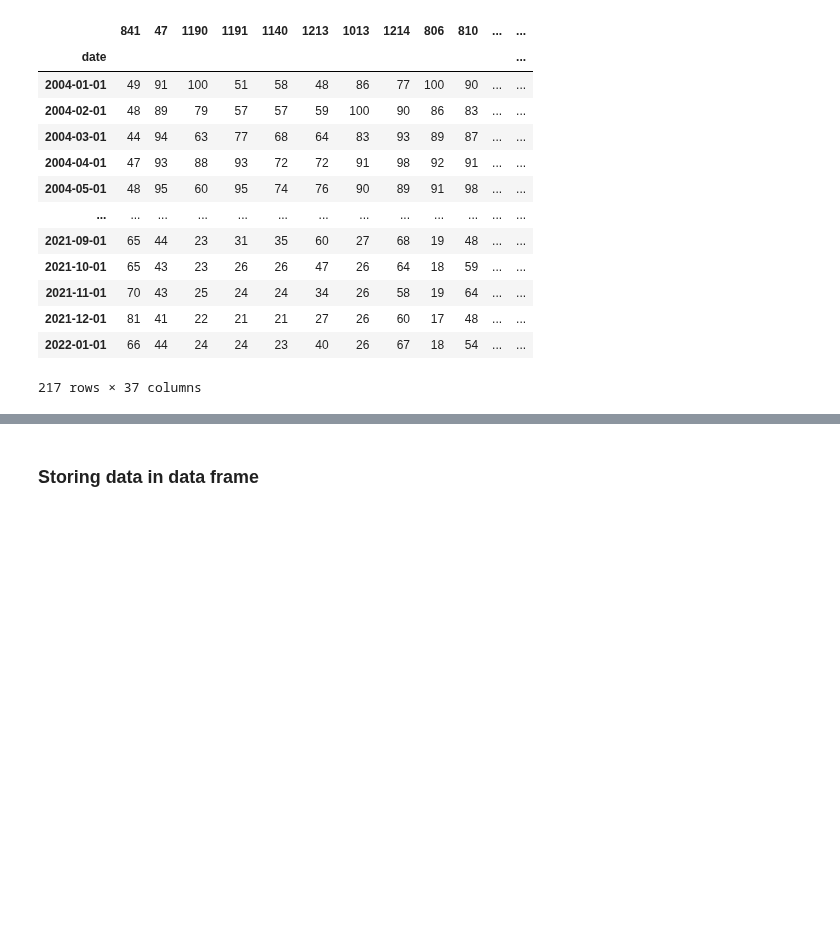
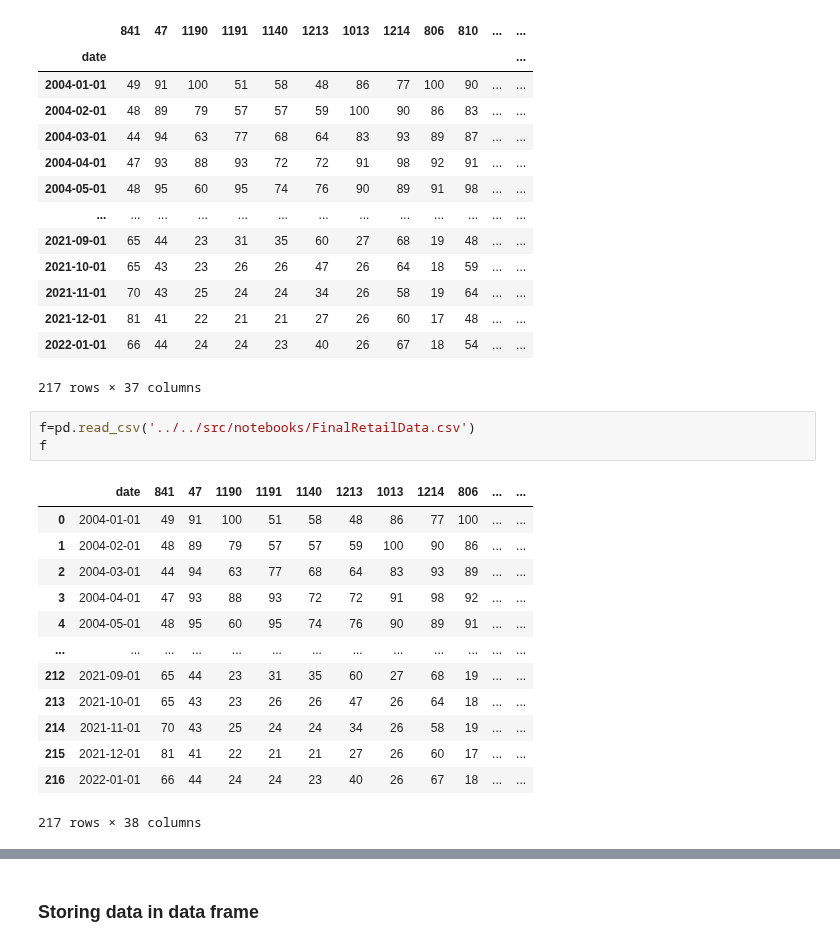
Before and after one commit to ubco-mds-2021-labs/capstone-project-googletrends_capstone, a Jupyter notebook: src/notebooks/retailsales_notebook.ipynb, the cells around one changed output, grey strips where cells are left out. Cells and saved outputs as stored; diff of their text form; blank space fills up the shorter version.

```diff
--- a/src/notebooks/retailsales_notebook.ipynb
+++ b/src/notebooks/retailsales_notebook.ipynb
@@ -229,3 +229,20 @@ FinalData
 | 2021-12-01 | 81 | 41 | 22 | 21 | 21 | 27 | 26 | 60 | 17 | 48 | ... | ... |
 | 2022-01-01 | 66 | 44 | 24 | 24 | 23 | 40 | 26 | 67 | 18 | 54 | ... | ... |
 217 rows × 37 columns
+# %%
+f=pd.read_csv('../../src/notebooks/FinalRetailData.csv')
+f
+# %% [output]
+|  | date | 841 | 47 | 1190 | 1191 | 1140 | 1213 | 1013 | 1214 | 806 | ... | ... |
+| 0 | 2004-01-01 | 49 | 91 | 100 | 51 | 58 | 48 | 86 | 77 | 100 | ... | ... |
+| 1 | 2004-02-01 | 48 | 89 | 79 | 57 | 57 | 59 | 100 | 90 | 86 | ... | ... |
+| 2 | 2004-03-01 | 44 | 94 | 63 | 77 | 68 | 64 | 83 | 93 | 89 | ... | ... |
+| 3 | 2004-04-01 | 47 | 93 | 88 | 93 | 72 | 72 | 91 | 98 | 92 | ... | ... |
+| 4 | 2004-05-01 | 48 | 95 | 60 | 95 | 74 | 76 | 90 | 89 | 91 | ... | ... |
+| ... | ... | ... | ... | ... | ... | ... | ... | ... | ... | ... | ... | ... |
+| 212 | 2021-09-01 | 65 | 44 | 23 | 31 | 35 | 60 | 27 | 68 | 19 | ... | ... |
+| 213 | 2021-10-01 | 65 | 43 | 23 | 26 | 26 | 47 | 26 | 64 | 18 | ... | ... |
+| 214 | 2021-11-01 | 70 | 43 | 25 | 24 | 24 | 34 | 26 | 58 | 19 | ... | ... |
+| 215 | 2021-12-01 | 81 | 41 | 22 | 21 | 21 | 27 | 26 | 60 | 17 | ... | ... |
+| 216 | 2022-01-01 | 66 | 44 | 24 | 24 | 23 | 40 | 26 | 67 | 18 | ... | ... |
+217 rows × 38 columns
```
Also changed, not shown: parts of 2 cells of this notebook.
